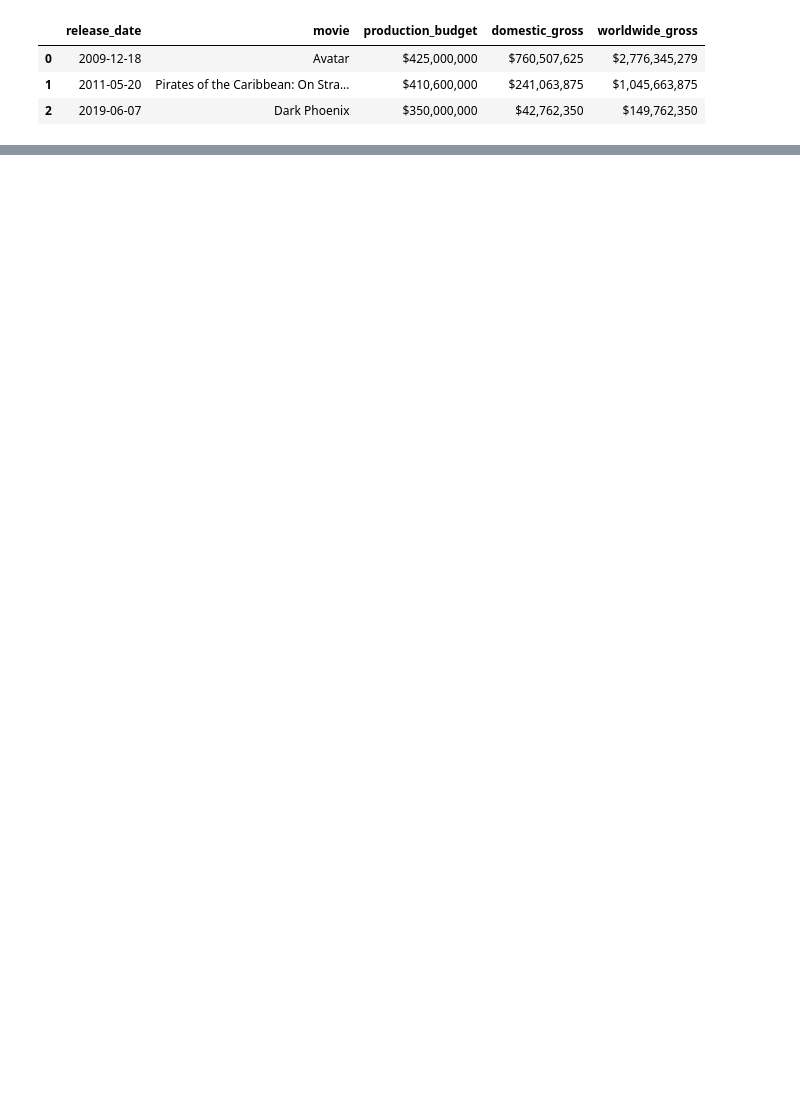
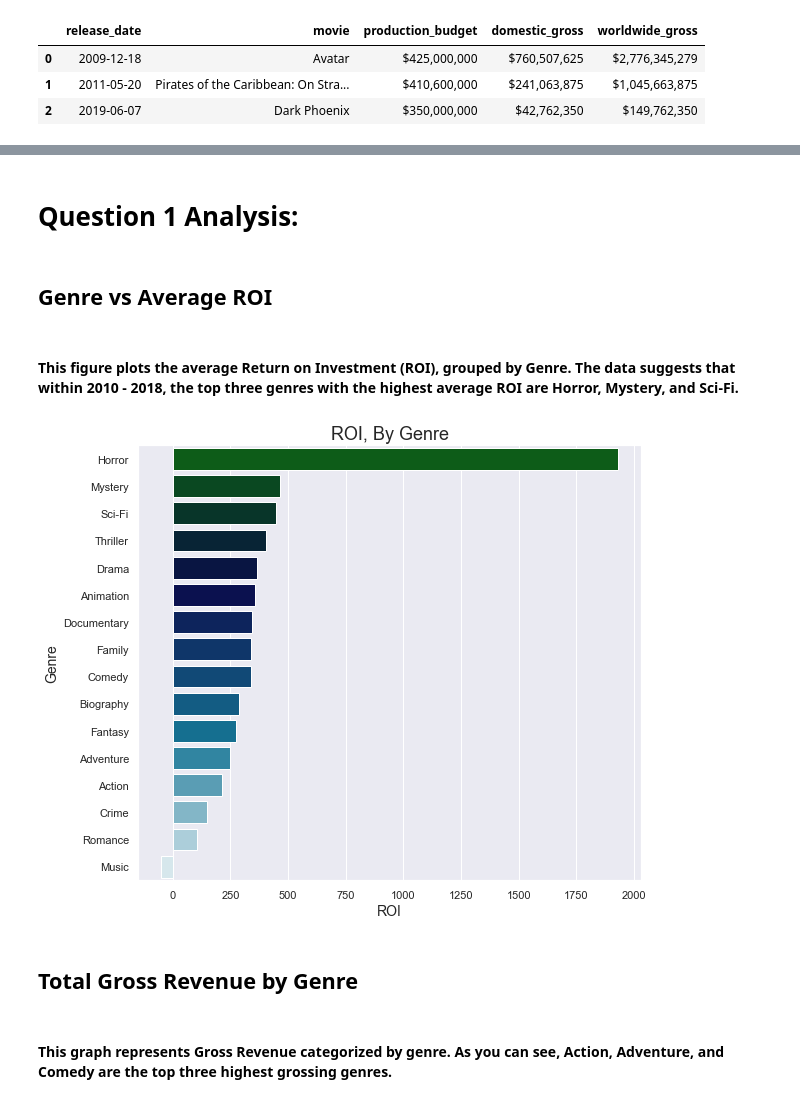
Before and after one commit to christiantsui/Movie-Data-Exploratory-Analysis, a Jupyter notebook: student.ipynb, the cells around one changed output, grey strips where cells are left out. Saved outputs shown, nothing was run; the diff lists cells and outputs as text; code cells hidden in the pictures; blank space fills up the shorter version.

```diff
--- a/student.ipynb
+++ b/student.ipynb
@@ -191,0 +334,4 @@ budgets_clean.head(3)
+# %%
+gross_genre_budget = gross_genre.merge(budgets_clean, how='left', left_on='title', right_on='movie')
+gross_genre_budget.dropna(inplace=True)
+gross_genre_budget.drop_duplicates('primary_title')
@@ -191,0 +352,25 @@ budgets_clean.head(3)
+# %%
+gross_genre_budget = gross_genre_budget.drop(['year','total_gross','release_date','primary_title','movie','domestic_gross','international_gross'], axis=1)
+# %%
+# ROI, worldwide_gross, and production_budget grouped by genre, sorting values by 'ROI'
+gross_genre_budget = gross_genre_budget.groupby('main_genre').mean().sort_values(by='ROI', ascending=False)
+# %%
+gross_genre_budget.reset_index(inplace=True)
+# %% [markdown]
+# Question 1 Analysis:
+# %% [markdown]
+## Genre vs Average ROI
+# %% [markdown]
+#### This figure plots the average Return on Investment (ROI), grouped by Genre. The data suggests that within 2010 - 2018, the top three genres with the highest average ROI are Horror, Mystery, and Sci-Fi.
+# %%
+sns.set(rc={'figure.figsize':(9,8)})
+plot = sns.barplot('ROI','main_genre' , data = gross_genre_budget, order= gross_genre_budget['main_genre'], palette='ocean');
+plot.set_title('ROI, By Genre',fontsize=18);
+plt.xlabel('ROI', fontsize=14);
+plt.ylabel('Genre', fontsize=14);
+# %% [output]
+[figure, added]
+# %% [markdown]
+## Total Gross Revenue by Genre
+# %% [markdown]
+#### This graph represents Gross Revenue categorized by genre. As you can see, Action, Adventure, and Comedy are the top three highest grossing genres.
```
Also changed, not shown: parts of 42 cells of this notebook, 2 other files.
